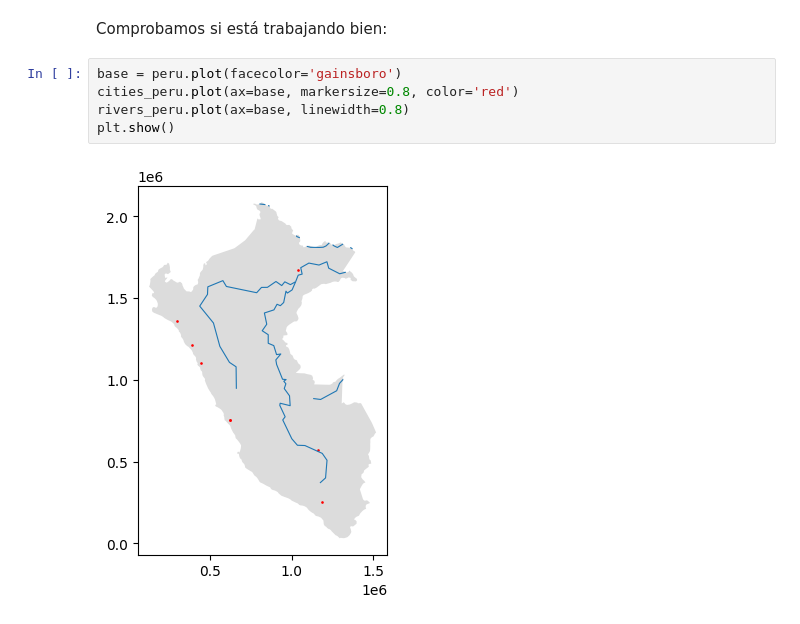
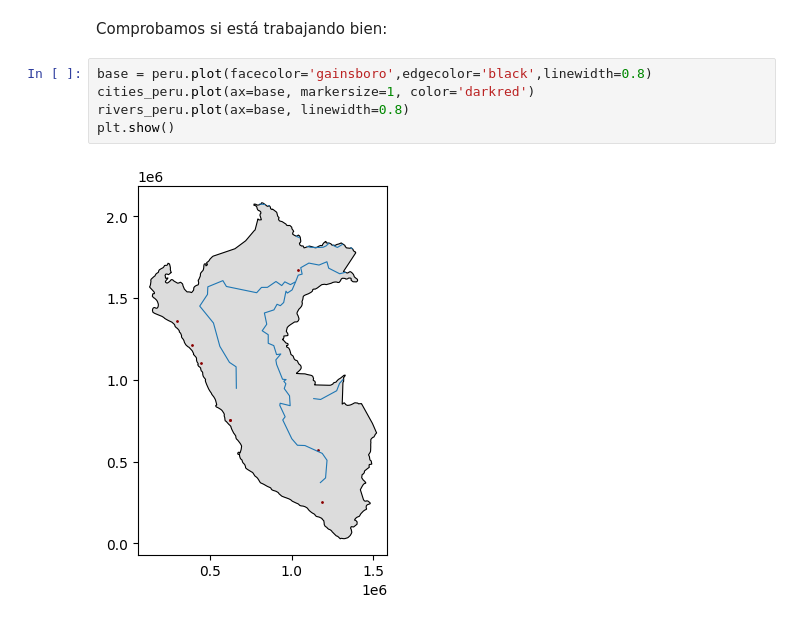
Before and after one commit to IntroSpatialDataScience/simpleplot, a Jupyter notebook: SimplePlot-Peru.ipynb, the cells around one changed output. Cells and saved outputs as stored; diff of their text form.

```diff
--- a/SimplePlot-Peru.ipynb
+++ b/SimplePlot-Peru.ipynb
@@ -267,9 +269,9 @@ rivers_peru=gpd.read_file(peruMapsLink,layer='rivers')
 # %% [markdown]
 Comprobamos si está trabajando bien:
 # %%
-base = peru.plot(facecolor='gainsboro')
-cities_peru.plot(ax=base, markersize=0.8, color='red')
+base = peru.plot(facecolor='gainsboro',edgecolor='black',linewidth=0.8)
+cities_peru.plot(ax=base, markersize=1, color='darkred')
 rivers_peru.plot(ax=base, linewidth=0.8)
 plt.show()
 # %% [output]
-[figure, old version]
+[figure, new version]
```
Also changed, not shown: parts of 2 cells of this notebook, 6 other files.
